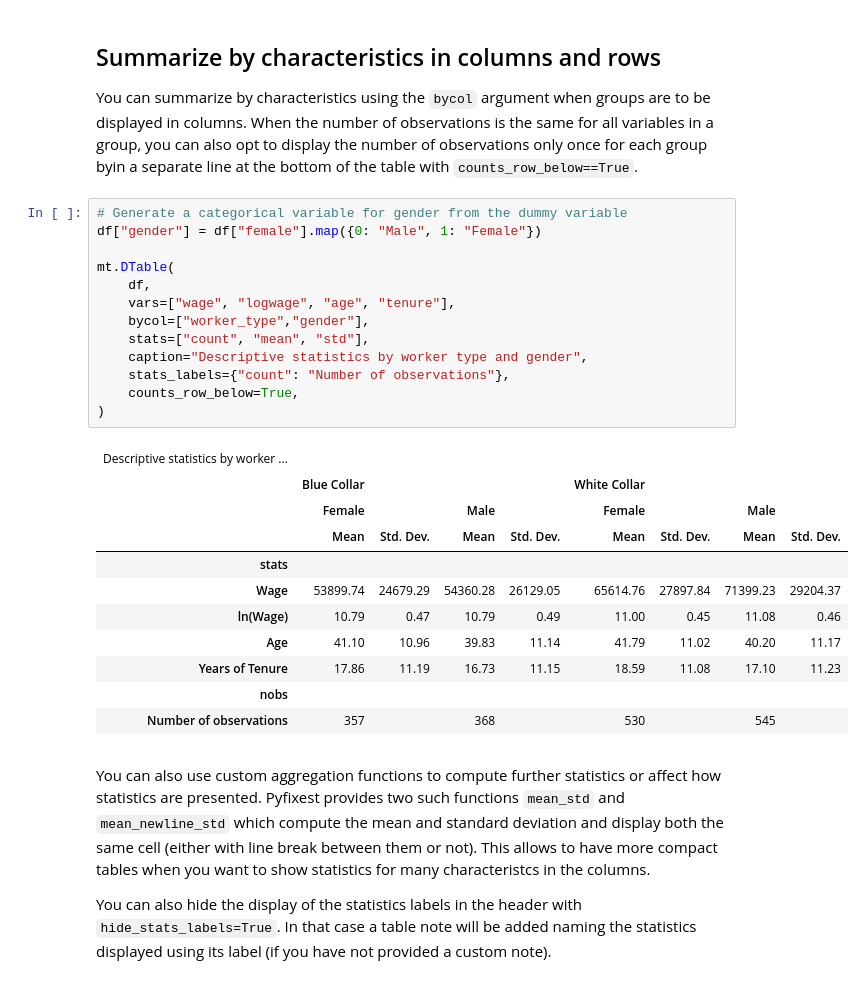
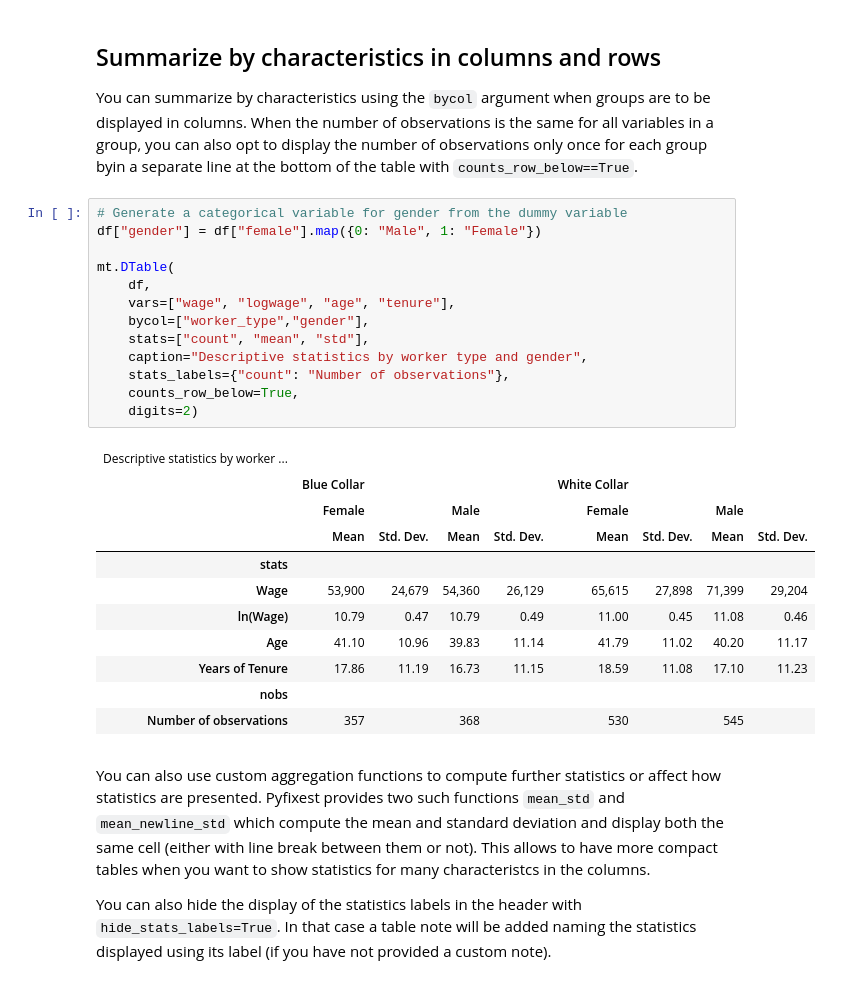
Before and after one commit to dsliwka/maketables, a Jupyter notebook: DTable.ipynb, the cells around one changed output. Drawn from its saved outputs; the diff is of its cells as text.

```diff
--- a/DTable.ipynb
+++ b/DTable.ipynb
@@ -74,23 +75,23 @@ You can summarize by characteristics using the `bycol` argument when groups are
 # %%
 # Generate a categorical variable for gender from the dummy variable
 df["gender"] = df["female"].map({0: "Male", 1: "Female"})
 
 mt.DTable(
     df,
     vars=["wage", "logwage", "age", "tenure"],
     bycol=["worker_type","gender"],
     stats=["count", "mean", "std"],
     caption="Descriptive statistics by worker type and gender",
     stats_labels={"count": "Number of observations"},
     counts_row_below=True,
-)
+    digits=2)
 # %% [output]
 | Descriptive statistics by worker ... |  |  |  |  |  |  |  |  |
 |  | Blue Collar |  |  |  | White Collar |  |  |  |
 |  | Female |  | Male |  | Female |  | Male |  |
 |  | Mean | Std. Dev. | Mean | Std. Dev. | Mean | Std. Dev. | Mean | Std. Dev. |
 | stats |  |  |  |  |  |  |  |  |
-| Wage | 53899.74 | 24679.29 | 54360.28 | 26129.05 | 65614.76 | 27897.84 | 71399.23 | 29204.37 |
+| Wage | 53,900 | 24,679 | 54,360 | 26,129 | 65,615 | 27,898 | 71,399 | 29,204 |
 | ln(Wage) | 10.79 | 0.47 | 10.79 | 0.49 | 11.00 | 0.45 | 11.08 | 0.46 |
 | Age | 41.10 | 10.96 | 39.83 | 11.14 | 41.79 | 11.02 | 40.20 | 11.17 |
 | Years of Tenure | 17.86 | 11.19 | 16.73 | 11.15 | 18.59 | 11.08 | 17.10 | 11.23 |
```
Also changed, not shown: parts of 8 cells of this notebook, 1 other file.
